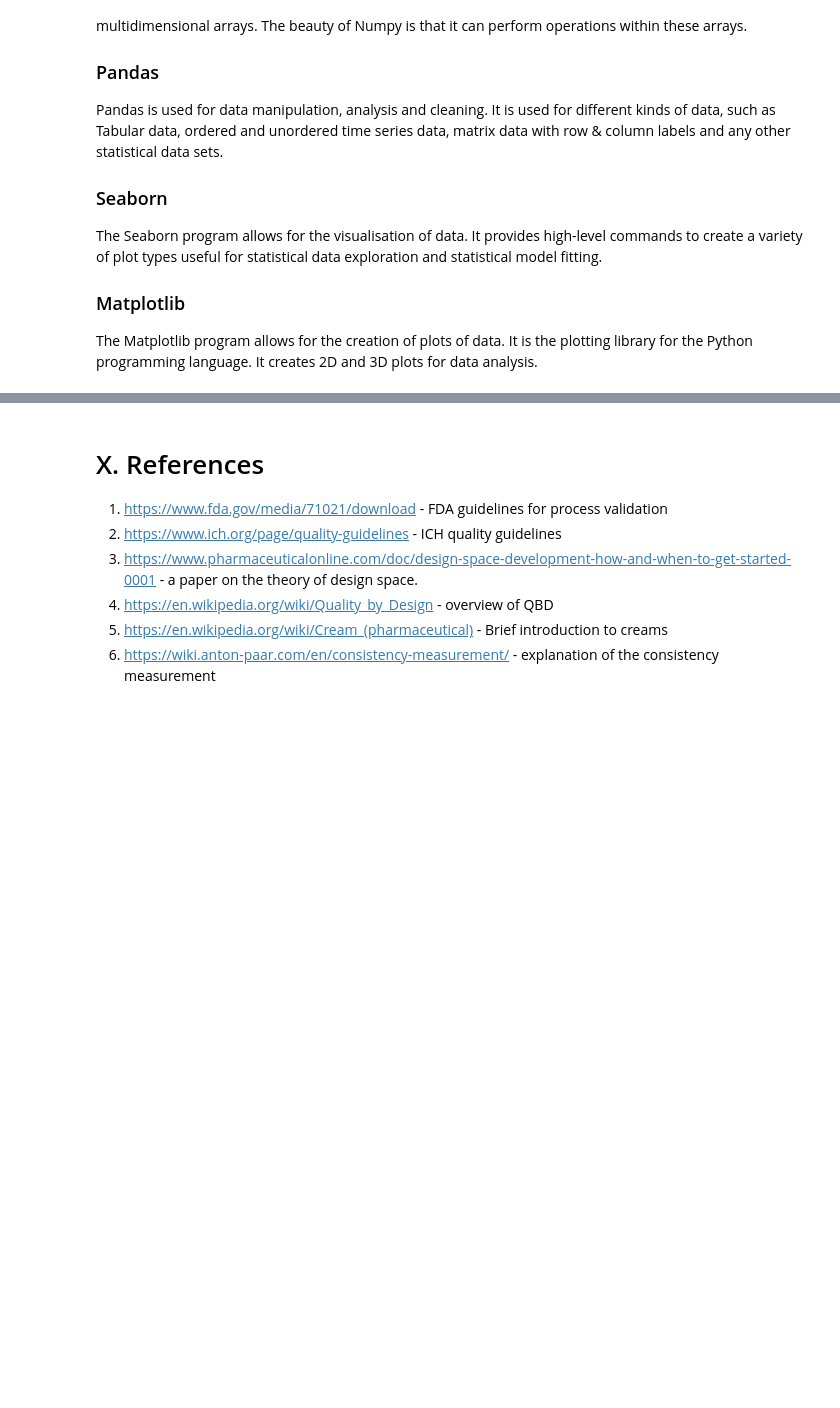
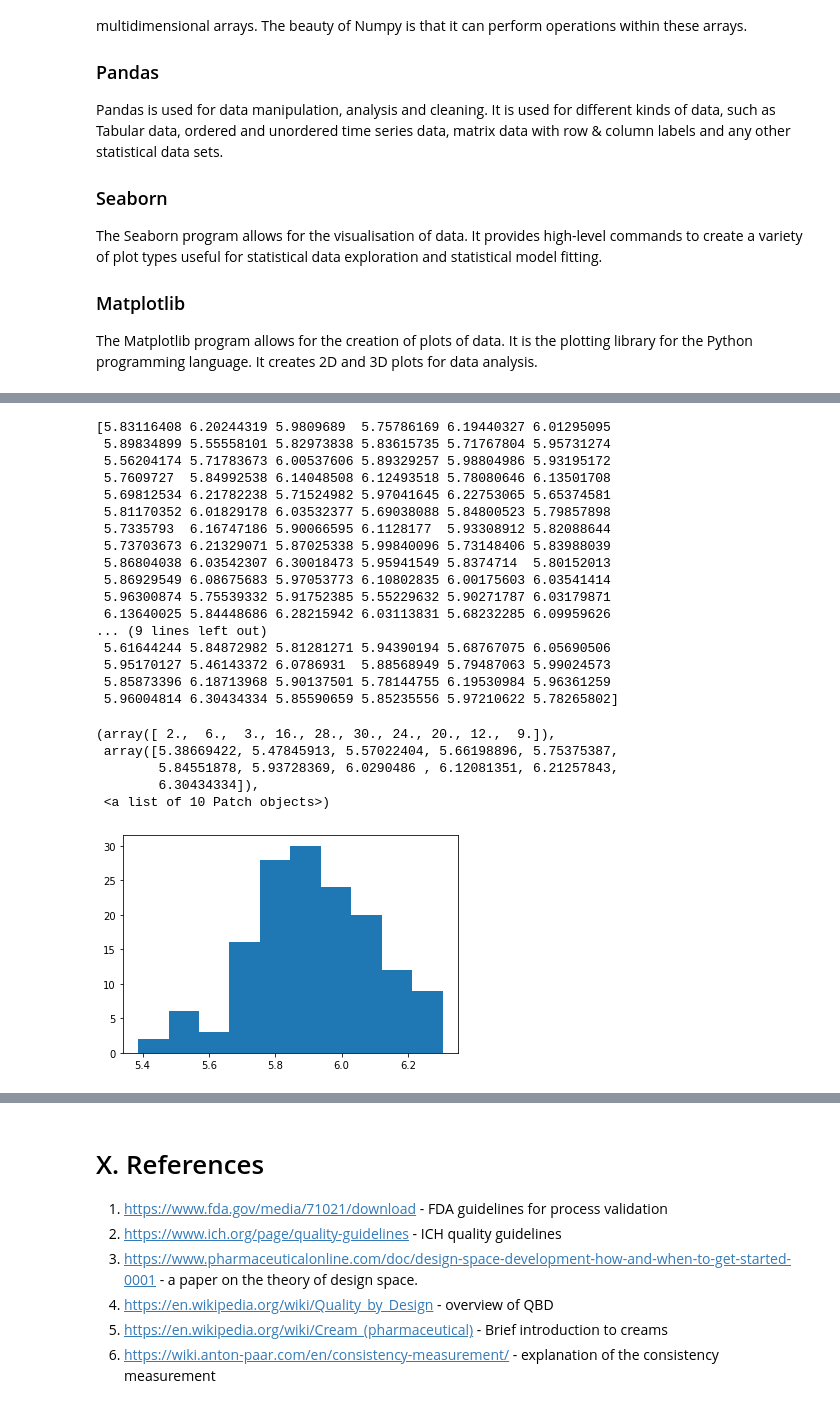
Before and after one commit to ClaireGMIT/ProgrammingProjectNOV2019, a Jupyter notebook: ProgrammingProjectNOV2019.ipynb, the cells around one changed output, grey strips where cells are left out. Drawn from its saved outputs; the diff is of its cells as text; code cells hidden in the pictures; blank space fills up the shorter version.

```diff
--- a/ProgrammingProjectNOV2019.ipynb
+++ b/ProgrammingProjectNOV2019.ipynb
@@ -79,0 +134,32 @@ df #displays the data set as a table/array
+# %%
+# this code is also similar to the code below where size is the number of required data points, loc is the mean and scale is the standard deviation
+
+s = np.random.normal(size = 150, loc = 5.9, scale = 0.16)
+
+print(s)
+
+plt.hist(s) # display results as a histogram plot
+# %% [output]
+[5.83116408 6.20244319 5.9809689  5.75786169 6.19440327 6.01295095
+ 5.89834899 5.55558101 5.82973838 5.83615735 5.71767804 5.95731274
+ 5.56204174 5.71783673 6.00537606 5.89329257 5.98804986 5.93195172
+ 5.7609727  5.84992538 6.14048508 6.12493518 5.78080646 6.13501708
+ 5.69812534 6.21782238 5.71524982 5.97041645 6.22753065 5.65374581
+ 5.81170352 6.01829178 6.03532377 5.69038088 5.84800523 5.79857898
+ 5.7335793  6.16747186 5.90066595 6.1128177  5.93308912 5.82088644
+ 5.73703673 6.21329071 5.87025338 5.99840096 5.73148406 5.83988039
+ 5.86804038 6.03542307 6.30018473 5.95941549 5.8374714  5.80152013
+ 5.86929549 6.08675683 5.97053773 6.10802835 6.00175603 6.03541414
+ 5.96300874 5.75539332 5.91752385 5.55229632 5.90271787 6.03179871
+ 6.13640025 5.84448686 6.28215942 6.03113831 5.68232285 6.09959626
+... (9 lines left out)
+ 5.61644244 5.84872982 5.81281271 5.94390194 5.68767075 6.05690506
+ 5.95170127 5.46143372 6.0786931  5.88568949 5.79487063 5.99024573
+ 5.85873396 6.18713968 5.90137501 5.78144755 6.19530984 5.96361259
+ 5.96004814 6.30434334 5.85590659 5.85235556 5.97210622 5.78265802]
+(array([ 2.,  6.,  3., 16., 28., 30., 24., 20., 12.,  9.]),
+ array([5.38669422, 5.47845913, 5.57022404, 5.66198896, 5.75375387,
+        5.84551878, 5.93728369, 6.0290486 , 6.12081351, 6.21257843,
+        6.30434334]),
+ <a list of 10 Patch objects>)
+[figure, added]
```
Also changed, not shown: parts of 12 cells of this notebook, 1 other file.
